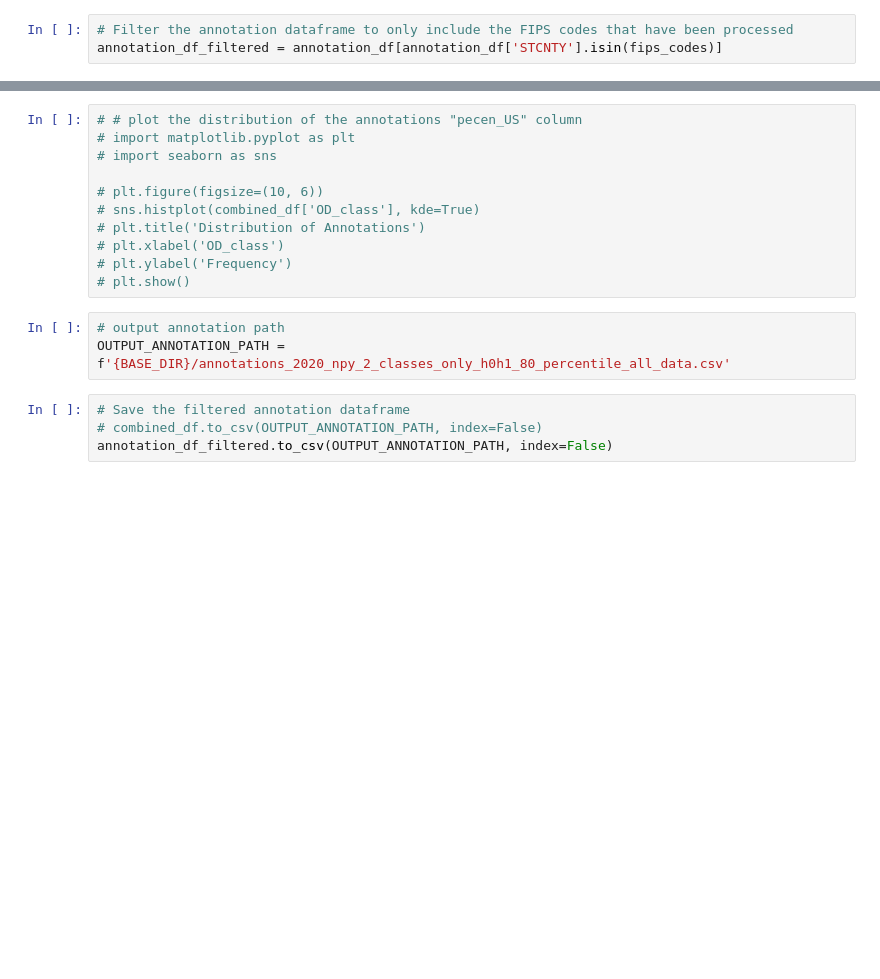
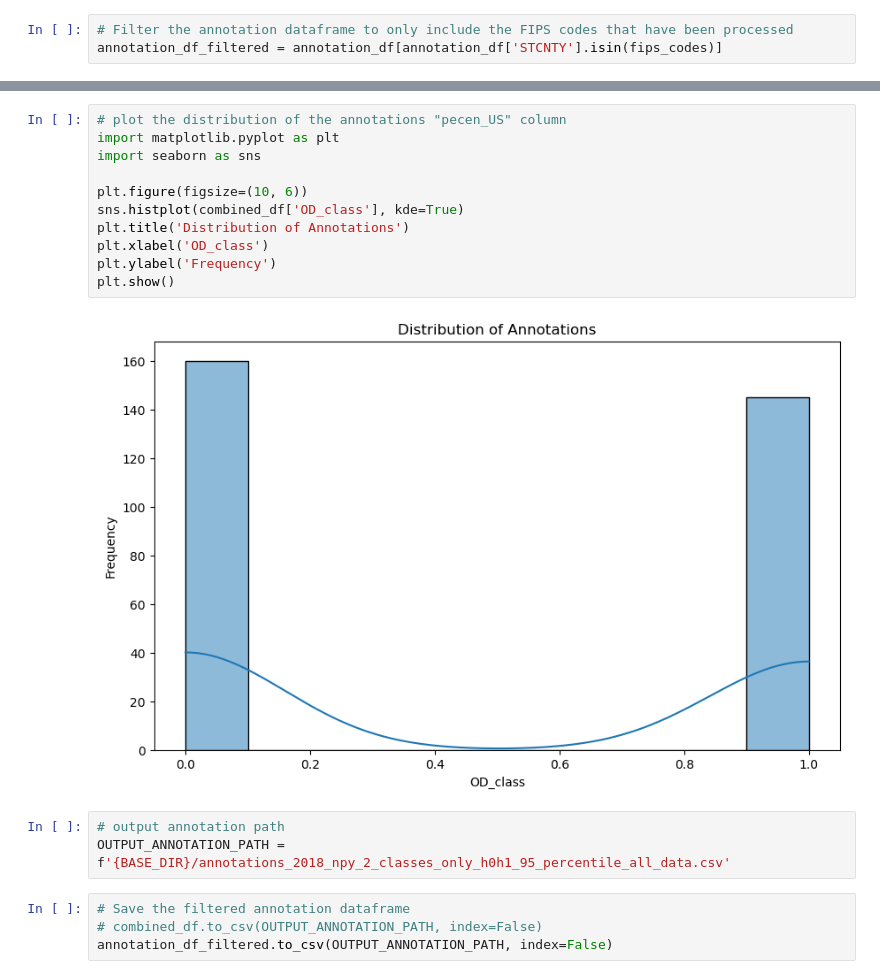
Before and after one commit to hashansl/ornl-svi-data-processing, a Jupyter notebook: annotaion_experiment_with_new_od_csv.ipynb, the cells around one changed output, grey strips where cells are left out. Saved outputs shown, nothing was run; the diff lists cells and outputs as text; blank space fills up the shorter version.

```diff
--- a/annotaion_experiment_with_new_od_csv.ipynb
+++ b/annotaion_experiment_with_new_od_csv.ipynb
@@ -70,17 +70,19 @@ plt.show()
 # %%
-# # plot the distribution of the annotations "pecen_US" column
-# import matplotlib.pyplot as plt
-# import seaborn as sns
+# plot the distribution of the annotations "pecen_US" column
+import matplotlib.pyplot as plt
+import seaborn as sns
 
-# plt.figure(figsize=(10, 6))
-# sns.histplot(combined_df['OD_class'], kde=True)
-# plt.title('Distribution of Annotations')
-# plt.xlabel('OD_class')
-# plt.ylabel('Frequency')
-# plt.show()
+plt.figure(figsize=(10, 6))
+sns.histplot(combined_df['OD_class'], kde=True)
+plt.title('Distribution of Annotations')
+plt.xlabel('OD_class')
+plt.ylabel('Frequency')
+plt.show()
+# %% [output]
+[figure, added]
 # %%
 # output annotation path
-OUTPUT_ANNOTATION_PATH = f'{BASE_DIR}/annotations_2020_npy_2_classes_only_h0h1_80_percentile_all_data.csv'
+OUTPUT_ANNOTATION_PATH = f'{BASE_DIR}/annotations_2018_npy_2_classes_only_h0h1_95_percentile_all_data.csv'
 # %%
 # Save the filtered annotation dataframe
 # combined_df.to_csv(OUTPUT_ANNOTATION_PATH, index=False)
```
Also changed, not shown: parts of 7 cells of this notebook, 3 other files.
